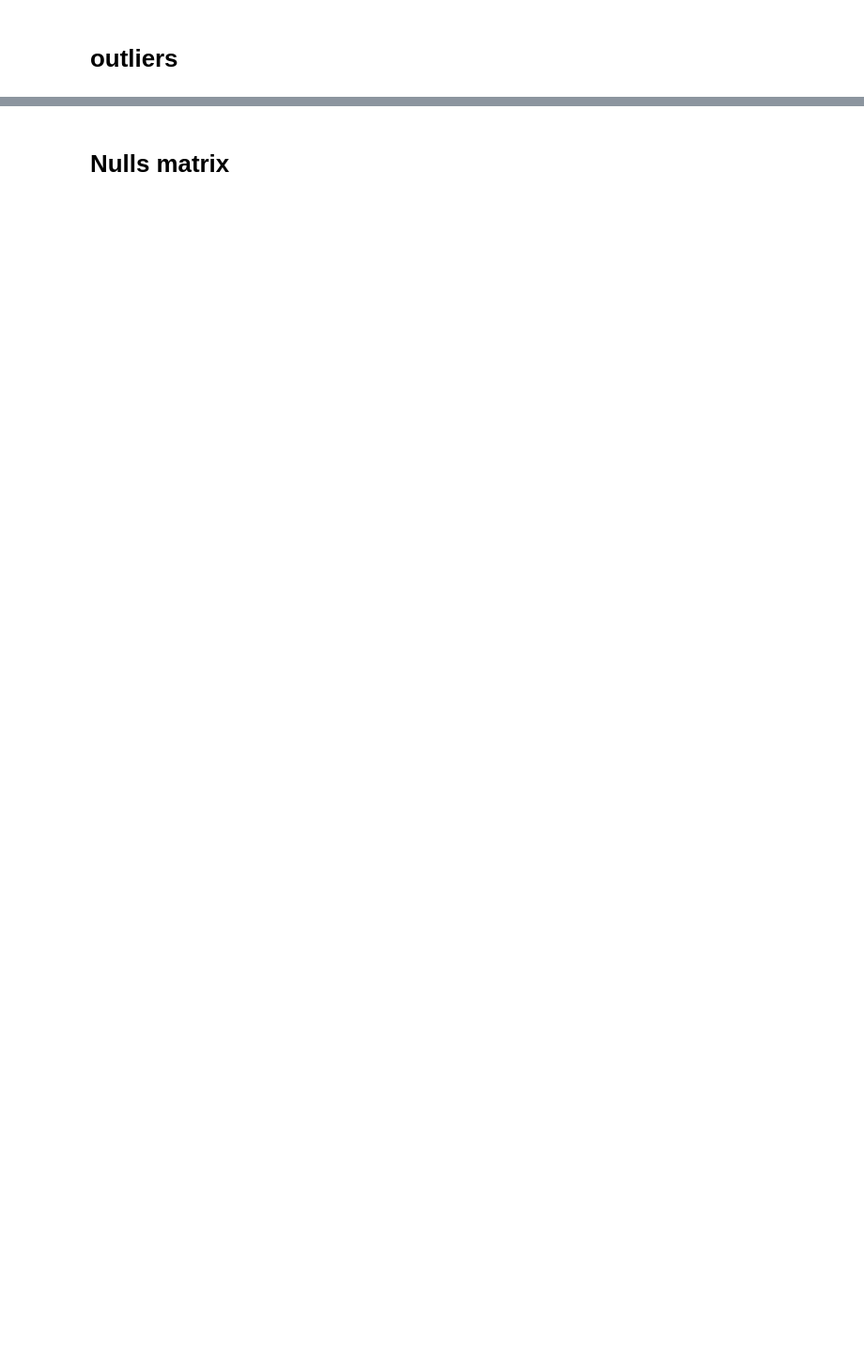
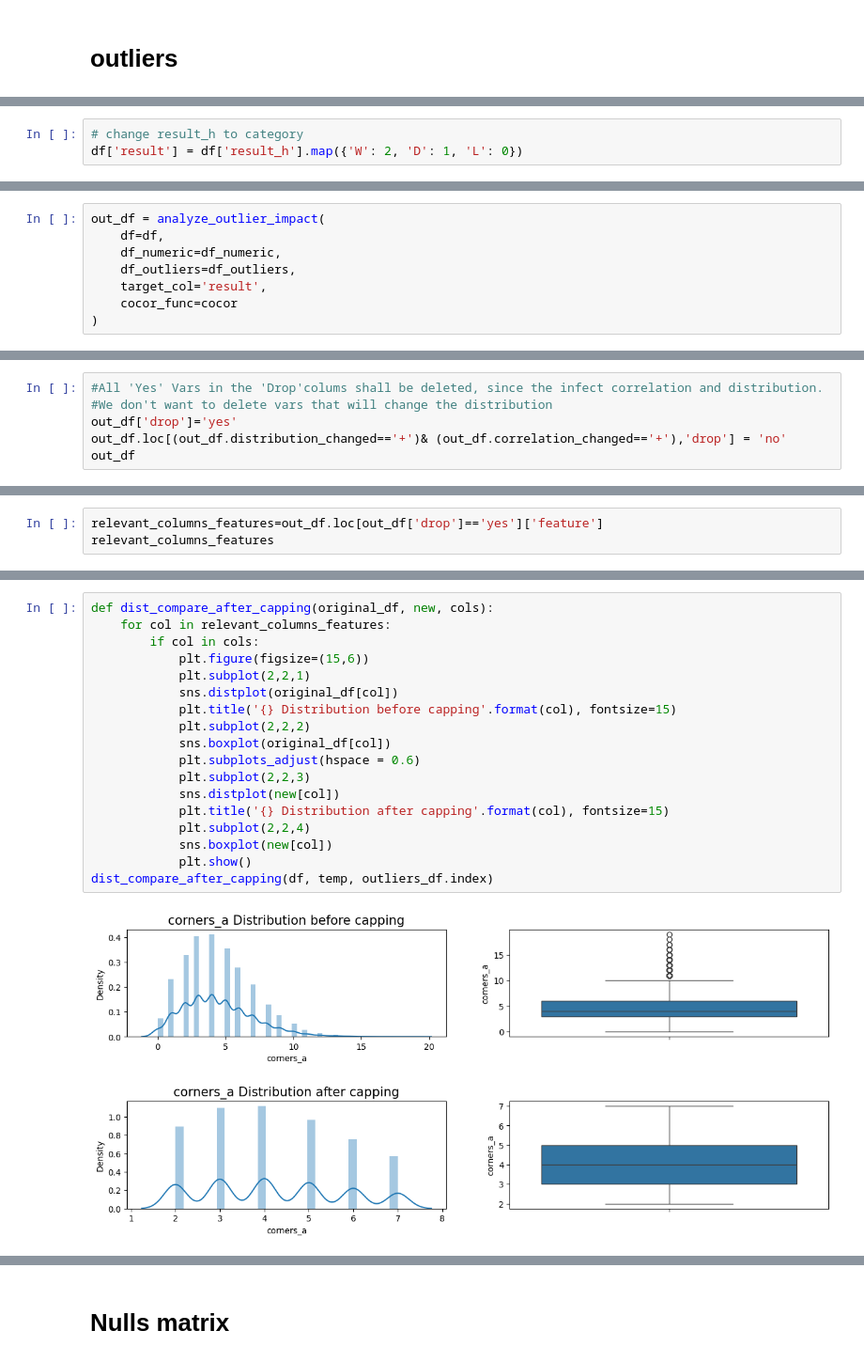
Before and after one commit to Eitan-Bluer/ML_Football_DS18, a Jupyter notebook: EDA_Football_ML_outliers_and_missing_values.ipynb, the cells around one changed output, grey strips where cells are left out. Shown at 94% size. Cells and saved outputs as stored; diff of their text form; blank space fills up the shorter version.

```diff
--- a/EDA_Football_ML_outliers_and_missing_values.ipynb
+++ b/EDA_Football_ML_outliers_and_missing_values.ipynb
@@ -92,0 +314,3 @@ plt.show()
+# %%
+# change result_h to category
+df['result'] = df['result_h'].map({'W': 2, 'D': 1, 'L': 0})
@@ -92,0 +372,8 @@ plt.show()
+# %%
+out_df = analyze_outlier_impact(
+    df=df,
+    df_numeric=df_numeric,
+    df_outliers=df_outliers,
+    target_col='result',
+    cocor_func=cocor
+)
@@ -92,0 +402,6 @@ plt.show()
+# %%
+#All 'Yes' Vars in the 'Drop'colums shall be deleted, since the infect correlation and distribution.
+#We don't want to delete vars that will change the distribution
+out_df['drop']='yes'
+out_df.loc[(out_df.distribution_changed=='+')& (out_df.correlation_changed=='+'),'drop'] = 'no'
+out_df
@@ -92,0 +448,3 @@ plt.show()
+# %%
+relevant_columns_features=out_df.loc[out_df['drop']=='yes']['feature']
+relevant_columns_features
@@ -92,0 +461,20 @@ plt.show()
+# %%
+def dist_compare_after_capping(original_df, new, cols):
+    for col in relevant_columns_features:
+        if col in cols:
+            plt.figure(figsize=(15,6))
+            plt.subplot(2,2,1)
+            sns.distplot(original_df[col])
+            plt.title('{} Distribution before capping'.format(col), fontsize=15)
+            plt.subplot(2,2,2)
+            sns.boxplot(original_df[col])
+            plt.subplots_adjust(hspace = 0.6)
+            plt.subplot(2,2,3)
+            sns.distplot(new[col])
+            plt.title('{} Distribution after capping'.format(col), fontsize=15)
+            plt.subplot(2,2,4)
+            sns.boxplot(new[col])
+            plt.show()
+dist_compare_after_capping(df, temp, outliers_df.index)
+# %% [output]
+[figure, added]
```
Also changed, not shown: parts of 69 cells of this notebook, 7 other files.
